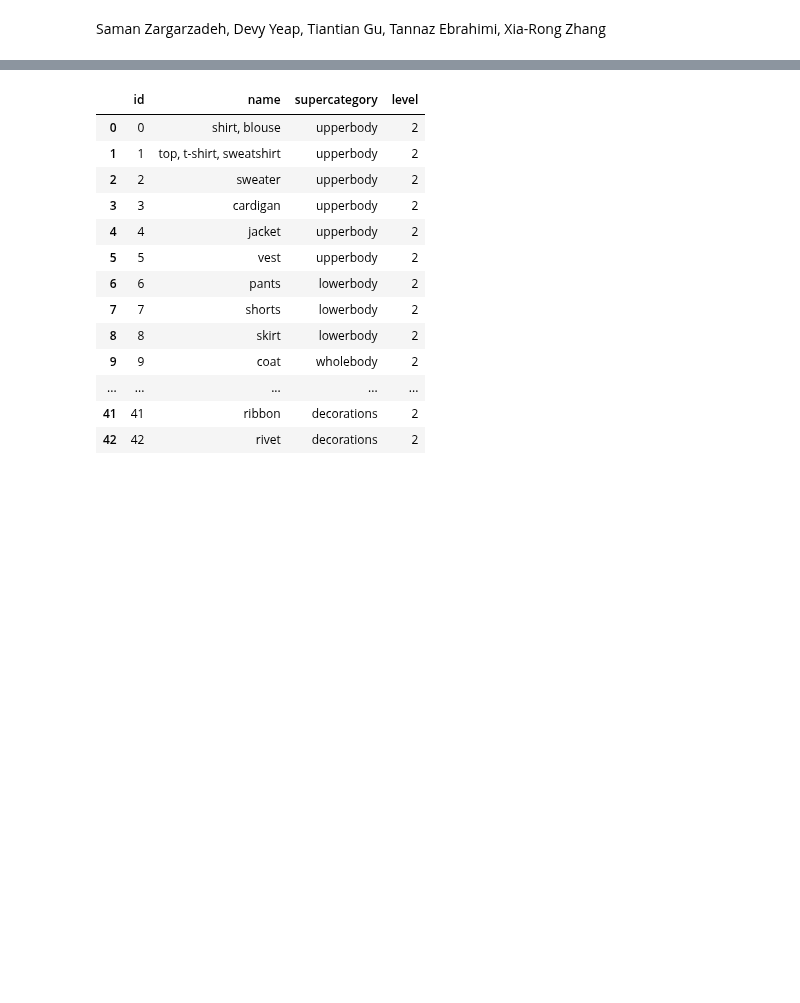
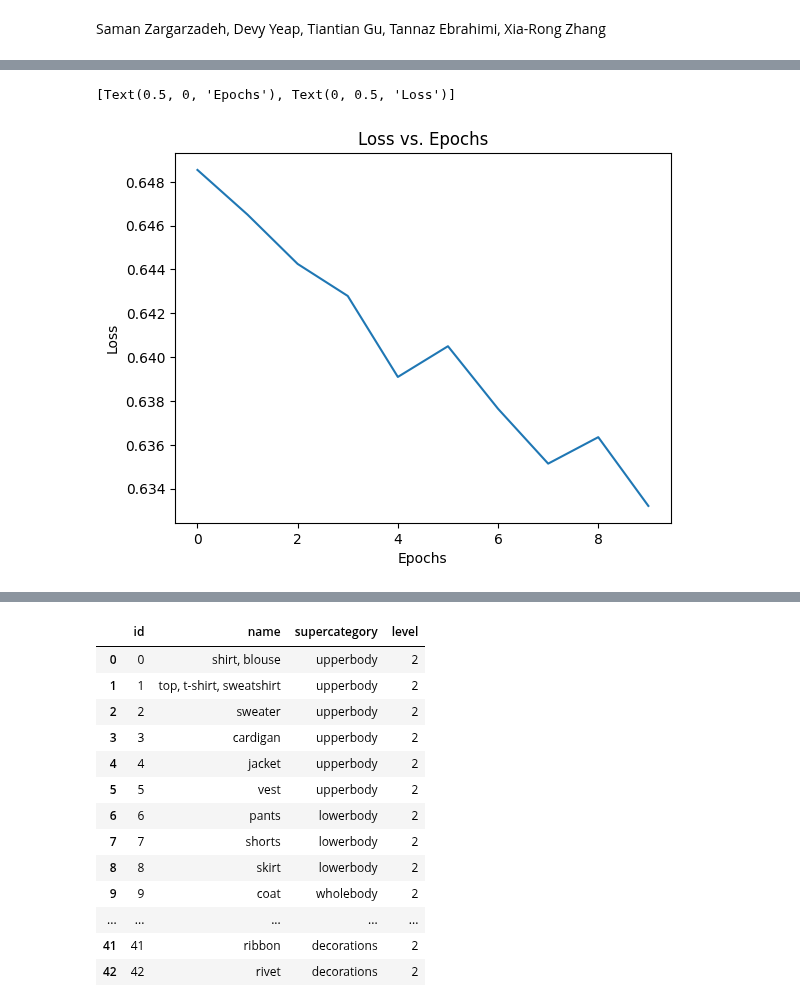
Before and after one commit to SamanZargarzadeh/Automatic-Image-Tagging-for-Fashion-E-commerce, a Jupyter notebook: Deep_Learning_Array_to_NN.ipynb, the cells around one changed output, grey strips where cells are left out. Drawn from its saved outputs; the diff is of its cells as text; code cells hidden in the pictures; blank space fills up the shorter version.

```diff
--- a/Deep_Learning_Array_to_NN.ipynb
+++ b/Deep_Learning_Array_to_NN.ipynb
@@ -41,0 +41,4 @@ import numpy as np
+# %%
+train_set_x=train_set_x.T
+test_set_x=test_set_x.T
+cv_set_x=cv_set_x.T
@@ -41,0 +53,8 @@ import numpy as np
+# %%
+model = Sequential()
+model.add(Dense(4, activation='relu', input_shape=(7938,)))
+model.add(Dense(1, activation='sigmoid'))
+# %%
+model.compile(loss='binary_crossentropy', metrics=['accuracy'])
+history = model.fit(train_set_x, train_set_y , epochs=10)
+pd.DataFrame(history.history).head()
@@ -41,0 +88,6 @@ import numpy as np
+# %%
+loss_plot = pd.DataFrame(history.history).plot(y="loss", title = "Loss vs. Epochs", legend=False)
+loss_plot.set(xlabel="Epochs", ylabel="Loss")
+# %% [output]
+[Text(0.5, 0, 'Epochs'), Text(0, 0.5, 'Loss')]
+[figure, added]
```
Also changed, not shown: parts of 23 cells of this notebook.
